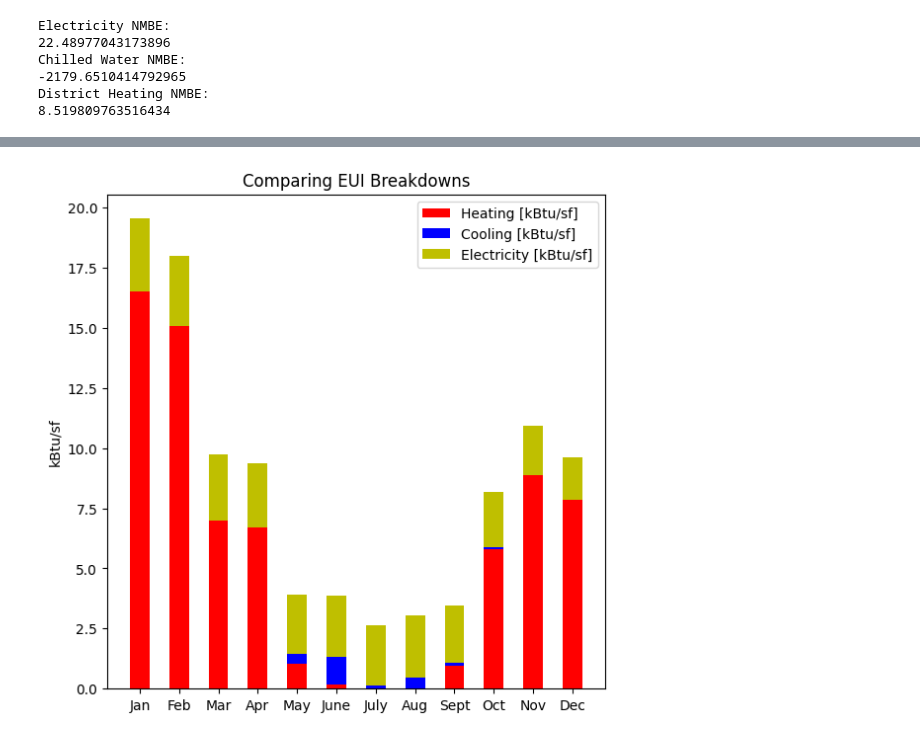
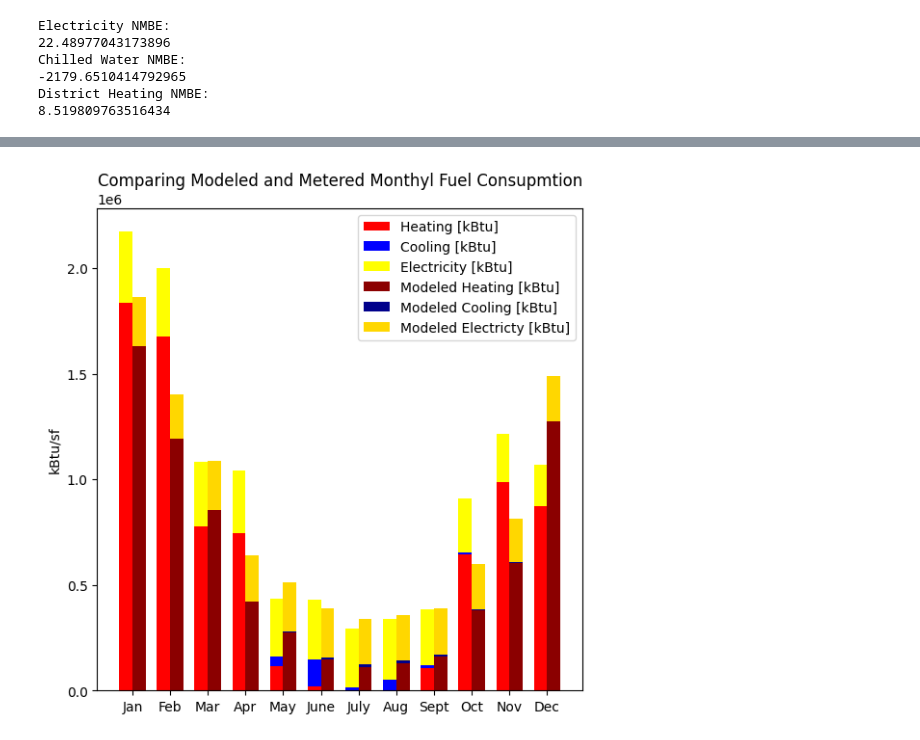
Before and after one commit to amitche8/IIT-PhD, a Jupyter notebook: CAE526/P1/CAE526-p2_Mitchell.ipynb, the cells around one changed output, grey strips where cells are left out. Saved outputs shown, nothing was run; the diff lists cells and outputs as text; code cells hidden in the pictures.

```diff
--- a/CAE526/P1/CAE526-p2_Mitchell.ipynb
+++ b/CAE526/P1/CAE526-p2_Mitchell.ipynb
@@ -22,7 +25,8 @@ import random
 os.chdir('C:\\Users\\amitc_crl\\OneDrive\\Documents\\GitHub\\IIT-PhD\\CAE526\\P1')
 
 df = pd.read_csv('CAE526-P1_HH UtilityData_Mitchell.csv')
-
+dfm = pd.read_csv('HH_FinalMeter.csv')
+dfmi = pd.read_csv('HH_init.csv')
 gsf = 111135
 
 df2012 = df.iloc[7:19]
@@ -267,24 +248,35 @@ KeyboardInterrupt:
 # %%
-gsf = 111135
-gsfm = 70580
+gsf = 1 #111135
+gsfm = 1 #70580
 
 labels = ['Jan','Feb','Mar','Apr','May','June','July','Aug','Sept','Oct','Nov','Dec']
 Heating = np.array(df2012['STEAM [kBTU]']/gsf)
 Cooling = np.array(df2012['CHW [kBTU]']/gsf)
 Elec = np.array(df2012['ELEC [kBTU]']/gsf)
-width = 0.5       # the width of the bars: can also be len(x) sequence
+
+mHeating = np.array((dfmi['DistrictHeating:Facility [kBtu](Monthly) ']/gsfm))
+mCooling = np.array(dfmi['DistrictCooling:Facility [ton-hr](Monthly)']*0.0832775817/gsfm)
+mElec = np.array(dfmi['Electricity:Facility [kWh](Monthly)']*3.412/gsfm)
+
+x = np.arange(len(labels))
+width = 0.35       # the width of the bars: can also be len(x) sequence
 
 fig, ax = plt.subplots(figsize=(6.5,6.5))
 
-ax.bar(labels, Heating, width, label='Heating [kBtu/sf]', color='r')
-ax.bar(labels, Cooling, width,  bottom=Heating, label='Cooling [kBtu/sf]', color='b')
-ax.bar(labels, Elec, width, bottom=Heating+Cooling, label='Electricity [kBtu/sf]', color='y')
+ax.bar(x - width/2, Heating, width, label='Heating [kBtu]', color='r')
+ax.bar(x - width/2, Cooling, width, bottom=Heating, label='Cooling [kBtu]', color='b')
+ax.bar(x - width/2, Elec, width, bottom=Heating+Cooling, label='Electricity [kBtu]', color='yellow')
+
+ax.bar(x + width/2, mHeating, width, label='Modeled Heating [kBtu]', color='darkred')
+ax.bar(x + width/2, mCooling, width, bottom=mHeating, label='Modeled Cooling [kBtu]', color='darkblue')
+ax.bar(x + width/2, mElec, width, bottom=mHeating+mCooling, label='Modeled Electricty [kBtu]', color='gold')
 
 
 ax.set_ylabel('kBtu/sf')
-ax.set_title('Comparing EUI Breakdowns')
+ax.set_xticks(x, labels)
+ax.set_title('Comparing Modeled and Metered Monthyl Fuel Consupmtion')
 ax.legend()
 
 plt.show()
 # %% [output]
-[figure, old version]
+[figure, new version]
```
Also changed, not shown: parts of 6 cells of this notebook, 20 other files.
